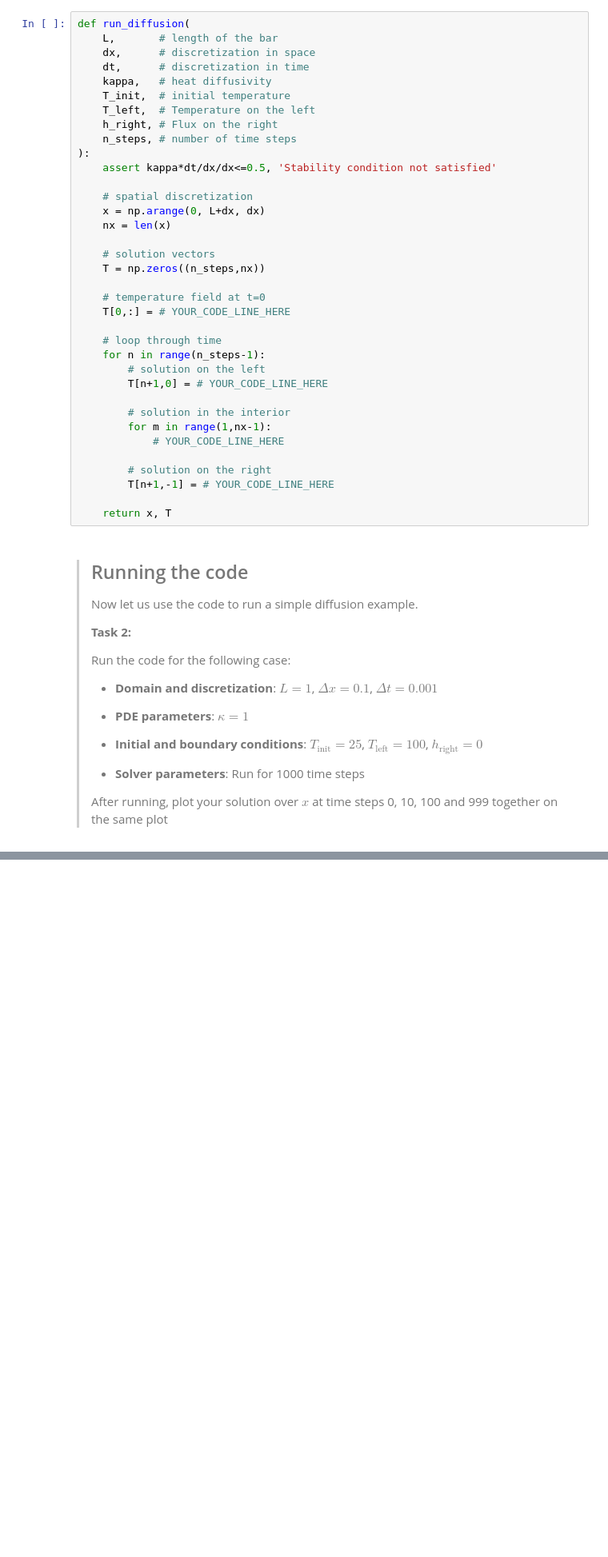
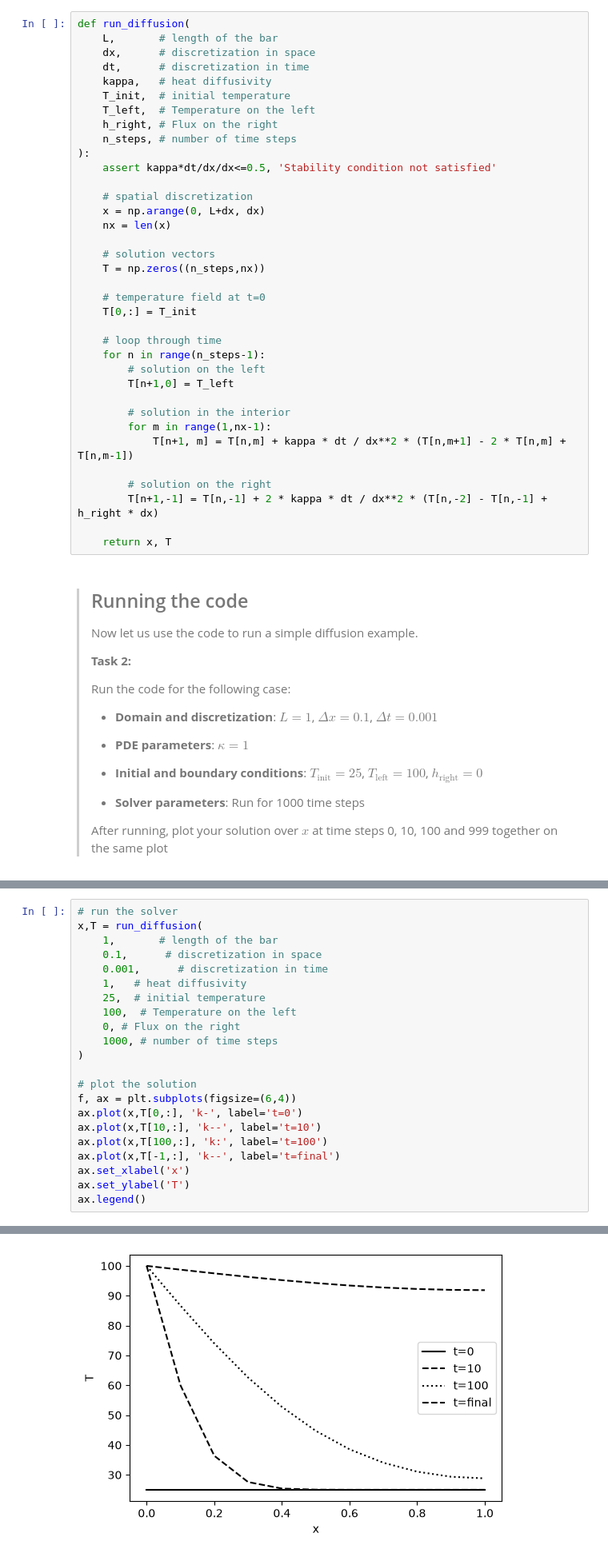
Before and after one commit to mariusmca/PA2.1, a Jupyter notebook: 1_functional.ipynb, the cells around one changed output, grey strips where cells are left out. Shown at 80% size. Cells and saved outputs as stored; diff of their text form; blank space fills up the shorter version.

```diff
--- a/1_functional.ipynb
+++ b/1_functional.ipynb
@@ -31,19 +31,19 @@ def run_diffusion(
     T = np.zeros((n_steps,nx))
 
     # temperature field at t=0
-    T[0,:] = # YOUR_CODE_LINE_HERE
+    T[0,:] = T_init
 
     # loop through time
     for n in range(n_steps-1):
         # solution on the left
-        T[n+1,0] = # YOUR_CODE_LINE_HERE
+        T[n+1,0] = T_left
 
         # solution in the interior
         for m in range(1,nx-1):
-            # YOUR_CODE_LINE_HERE
+            T[n+1, m] = T[n,m] + kappa * dt / dx**2 * (T[n,m+1] - 2 * T[n,m] + T[n,m-1])
 
         # solution on the right
-        T[n+1,-1] = # YOUR_CODE_LINE_HERE
+        T[n+1,-1] = T[n,-1] + 2 * kappa * dt / dx**2 * (T[n,-2] - T[n,-1] + h_right * dx)
 
     return x, T
 # %% [markdown]
@@ -71,0 +66,23 @@ x,T = # YOUR_CODE_LINE_HERE
+# %%
+# run the solver
+x,T = run_diffusion(
+    1,       # length of the bar
+    0.1,      # discretization in space
+    0.001,      # discretization in time
+    1,   # heat diffusivity
+    25,  # initial temperature
+    100,  # Temperature on the left
+    0, # Flux on the right
+    1000, # number of time steps
+)
+
+# plot the solution
+f, ax = plt.subplots(figsize=(6,4))
+ax.plot(x,T[0,:], 'k-', label='t=0')
+ax.plot(x,T[10,:], 'k--', label='t=10')
+ax.plot(x,T[100,:], 'k:', label='t=100')
+ax.plot(x,T[-1,:], 'k--', label='t=final')
+ax.set_xlabel('x')
+ax.set_ylabel('T')
+ax.legend()
+# %% [output]
@@ -72,3 +90,4 @@ x,T = # YOUR_CODE_LINE_HERE
+[figure, added]
 # %% [markdown]
 > See how even though the parameters can be neatly organized into the four logical groups above? Nevertheless, **they all get jammed together in the same function call** and the best we can do is to order them in some sensible way.
 >
```
Also changed, not shown: parts of 8 cells of this notebook, 1 other file.
